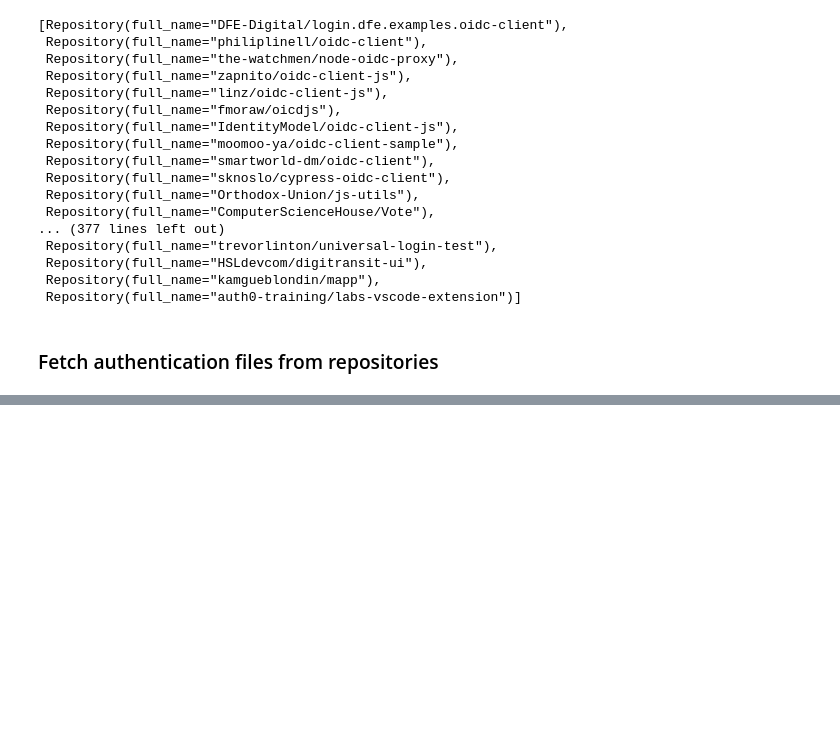
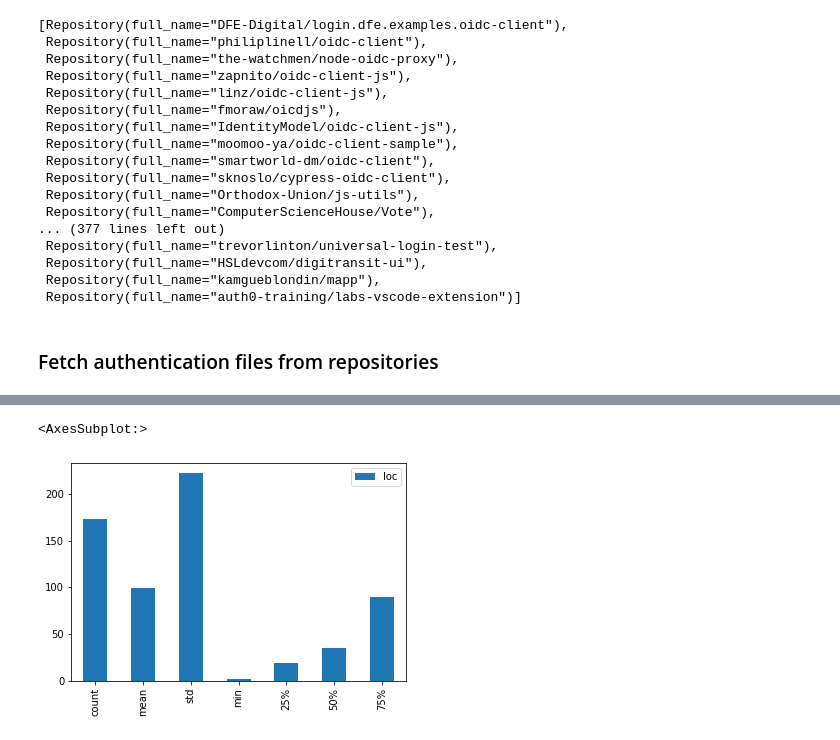
Before and after one commit to sonhal/aitm-data-collection, a Jupyter notebook: aitm_data_collection/AitM-data-collection-notebook.ipynb, the cells around one changed output, grey strips where cells are left out. Drawn from its saved outputs; the diff is of its cells as text; code cells hidden in the pictures; blank space fills up the shorter version.

Commit message:
Add storing of repo to auth file mappings
Add creating pandas dataframe

Add stats and plots

```diff
--- a/aitm_data_collection/AitM-data-collection-notebook.ipynb
+++ b/aitm_data_collection/AitM-data-collection-notebook.ipynb
@@ -78 +64,3 @@ auth file = auth.ts found for repo = labs-vscode-extension
+# %%
+loaded_mappings = scraper.load_mappings()
 # %%
@@ -82,0 +69,3 @@ len(filtered_repos)
+# %%
+filtered_repos = dict(filter(lambda elem: elem[1] != None and len(elem[1]) > 0, list(loaded_mappings.items())))
+len(filtered_repos)
@@ -82,0 +74,4 @@ len(filtered_repos)
+# %%
+flat_data = scraper.repo_auth_file_mapping_to_flat(filtered_repos)
+# %%
+df = pd.DataFrame.from_records(flat_data, columns=["repo", "file", "loc"])
@@ -83 +90,6 @@ len(filtered_repos)
+# %%
+df.describe().drop('max', axis=0).plot(kind="bar")
+# %% [output]
+<AxesSubplot:>
+[figure, added]
 # %%
```
Also changed, not shown: parts of 12 cells of this notebook, 5 other files.
